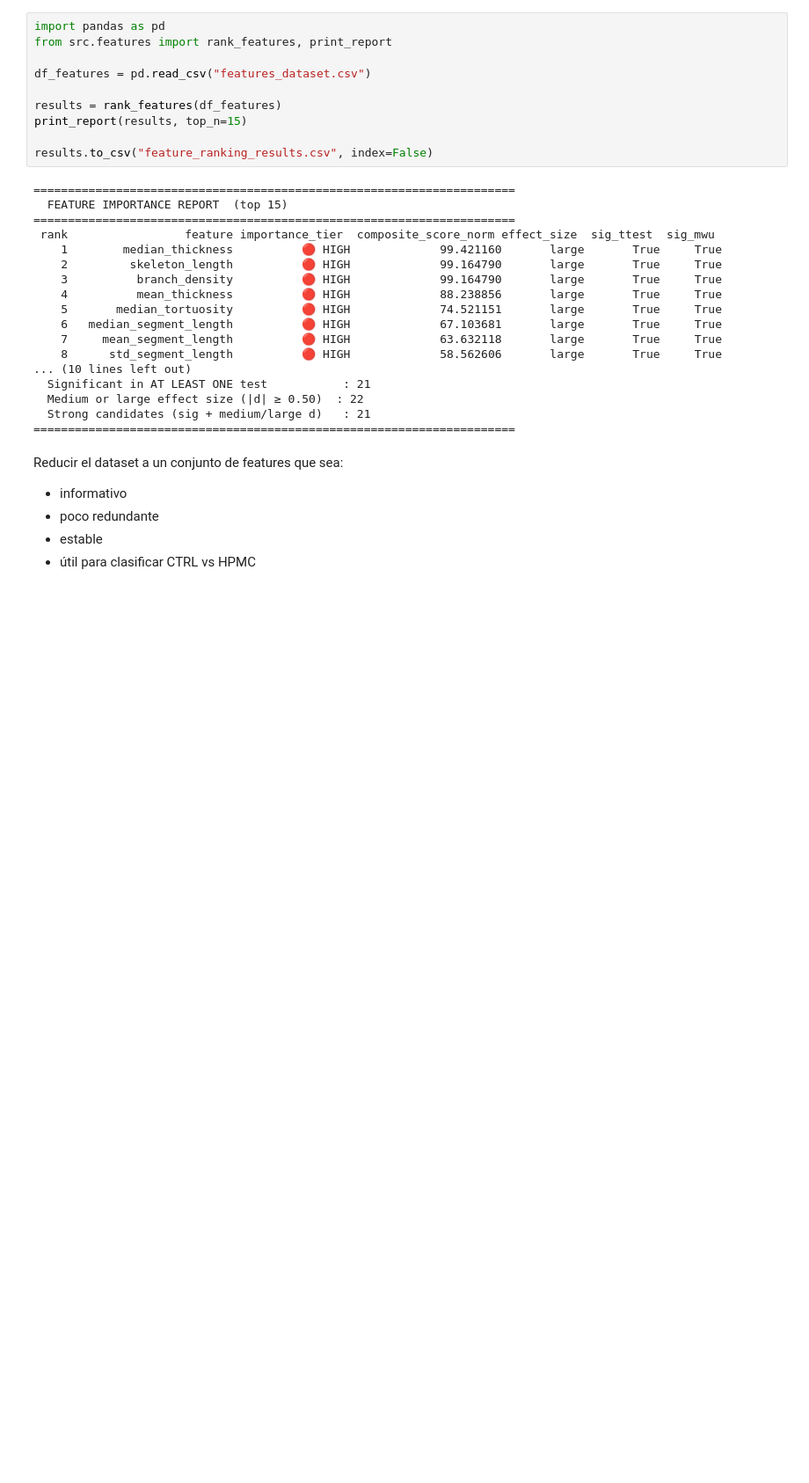
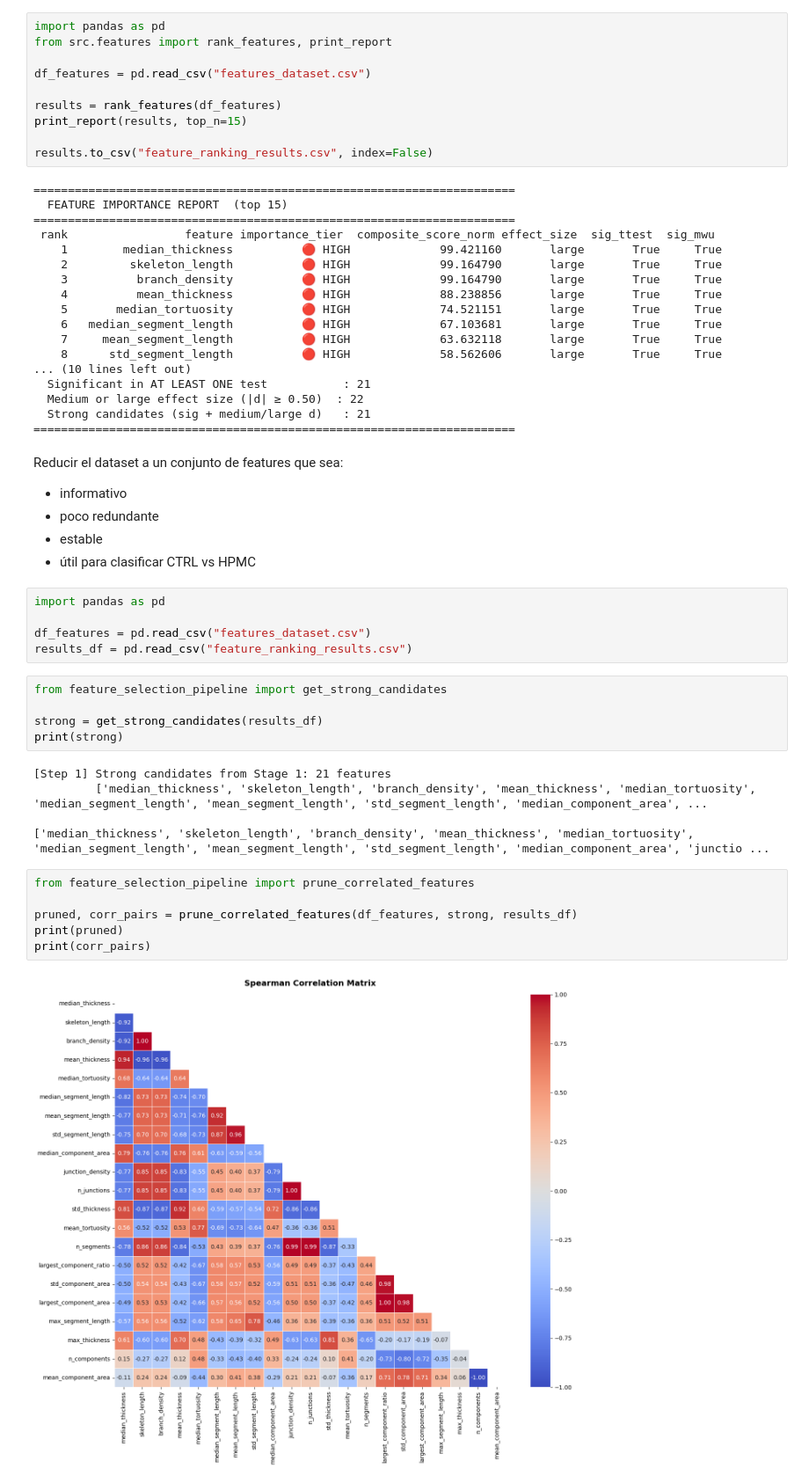
Before and after one commit to alexiagguevara/Proyecto-Final, a Jupyter notebook: main.ipynb, the cells around one changed output. Shown at 88% size. Saved outputs shown, nothing was run; the diff lists cells and outputs as text; blank space fills up the shorter version.

```diff
--- a/main.ipynb
+++ b/main.ipynb
@@ -139,3 +150,26 @@ Reducir el dataset a un conjunto de features que sea:
 - poco redundante
 - estable
 - útil para clasificar CTRL vs HPMC
+# %%
+import pandas as pd
+
+df_features = pd.read_csv("features_dataset.csv")
+results_df = pd.read_csv("feature_ranking_results.csv")
+# %%
+from feature_selection_pipeline import get_strong_candidates
+
+strong = get_strong_candidates(results_df)
+print(strong)
+# %% [output]
+[Step 1] Strong candidates from Stage 1: 21 features
+         ['median_thickness', 'skeleton_length', 'branch_density', 'mean_thickness', 'median_tortuosity', 'median_segment_length', 'mean_segment_length', 'std_segment_length', 'median_component_area', ...
+
+['median_thickness', 'skeleton_length', 'branch_density', 'mean_thickness', 'median_tortuosity', 'median_segment_length', 'mean_segment_length', 'std_segment_length', 'median_component_area', 'junctio ...
+# %%
+from feature_selection_pipeline import prune_correlated_features
+
+pruned, corr_pairs = prune_correlated_features(df_features, strong, results_df)
+print(pruned)
+print(corr_pairs)
+# %% [output]
+[figure, added]
```
Also changed, not shown: parts of 10 cells of this notebook, 13 other files.
